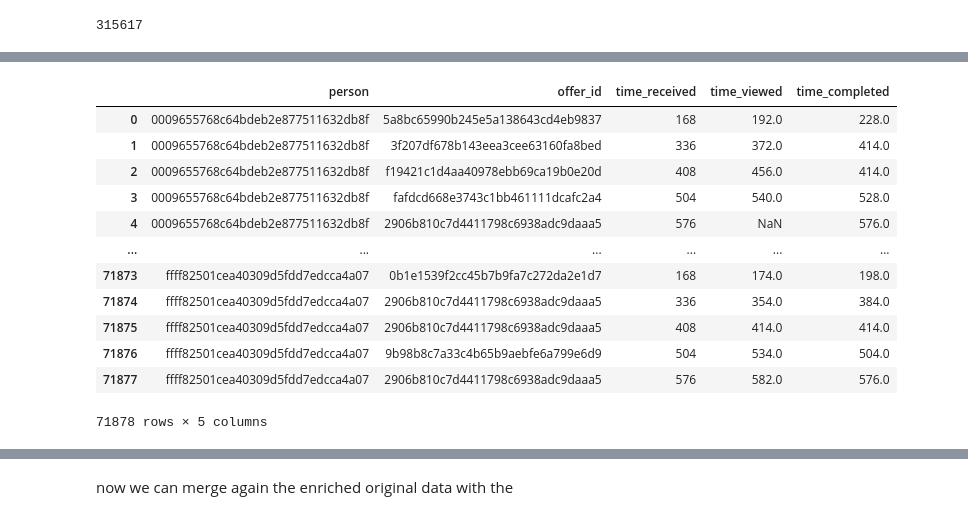
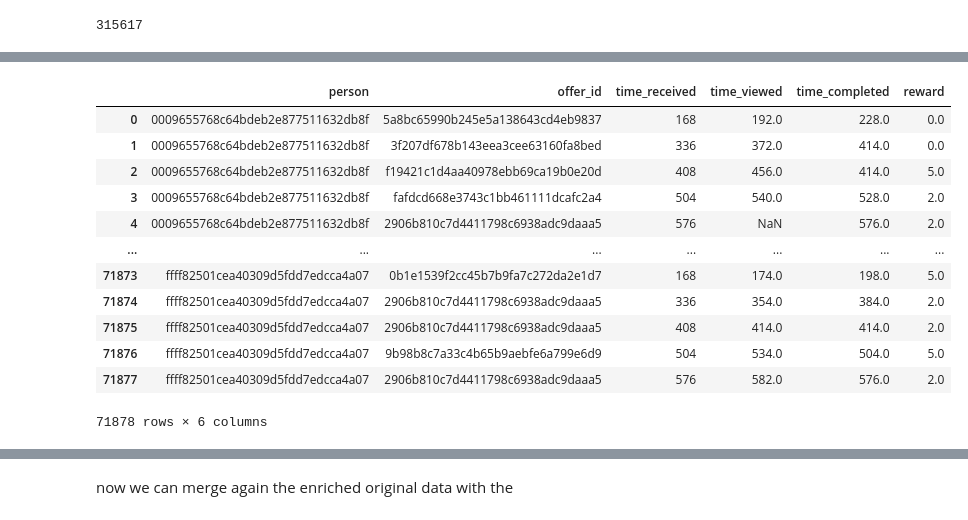
Before and after one commit to udacityML/capstone_starbucks, a Jupyter notebook: Starbucks_Capstone_preprocessing.ipynb, the cells around one changed output, grey strips where cells are left out. Drawn from its saved outputs; the diff is of its cells as text; code cells hidden in the pictures.

```diff
--- a/Starbucks_Capstone_preprocessing.ipynb
+++ b/Starbucks_Capstone_preprocessing.ipynb
@@ -423,7 +424,7 @@ trans_with_sim
 # %%
 merge_temp =  pd.merge(trans_with_sim[trans_with_sim['offer_id'].isnull()==False],
                  portfolio[['id','duration']],
-                 left_on='offer_id', right_on='id', how='left',suffixes=['_from_portfolio','_from_portfolio']).drop('id',axis=1)
+                 left_on='offer_id', right_on='id', how='left').drop('id',axis=1)
 
 # retrieve the lost rows where the id is nan and combine it with the merged df
 trans_with_sim = pd.concat([trans_with_sim[trans_with_sim['offer_id'].isnull()],merge_temp],axis=0).sort_values(['person','time'])
@@ -457,7 +474,7 @@ df_temp_view.drop_duplicates(['person','offer_id','time_viewed'],keep='last',inp
 # %%
 # COMPLETIONS
 df_temp_completed =  pd.merge(trans_with_sim[trans_with_sim['event'] == 'offer received'][['person', 'offer_id', 'time']],
-                 trans_with_sim[(trans_with_sim['event'] == 'offer completed')|(trans_with_sim['event'] == 'offer completed sim')][['person', 'offer_id', 'time']],
+                 trans_with_sim[(trans_with_sim['event'] == 'offer completed')|(trans_with_sim['event'] == 'offer completed sim')][['person', 'offer_id', 'time','reward']],
                  on=['person', 'offer_id'], how='left', suffixes=['_received', '_completed'])
 
 
@@ -468,19 +485,19 @@ df_temp_completed.drop_duplicates(['person','offer_id','time_received'],keep='fi
 # df_sample
 df_temp_completed.drop_duplicates(['person','offer_id','time_completed'],keep='last',inplace=True)
 # %%
-df_temp_joined = pd.merge(df_temp_view,df_temp_completed,how='left')
+df_temp_joined = pd.merge(df_temp_view,df_temp_completed,how='left',on=['person','offer_id','time_received'])
 df_temp_joined
 # %% [output]
-|  | person | offer_id | time_received | time_viewed | time_completed |
-| 0 | 0009655768c64bdeb2e877511632db8f | 5a8bc65990b245e5a138643cd4eb9837 | 168 | 192.0 | 228.0 |
-| 1 | 0009655768c64bdeb2e877511632db8f | 3f207df678b143eea3cee63160fa8bed | 336 | 372.0 | 414.0 |
-| 2 | 0009655768c64bdeb2e877511632db8f | f19421c1d4aa40978ebb69ca19b0e20d | 408 | 456.0 | 414.0 |
-| 3 | 0009655768c64bdeb2e877511632db8f | fafdcd668e3743c1bb461111dcafc2a4 | 504 | 540.0 | 528.0 |
-| 4 | 0009655768c64bdeb2e877511632db8f | 2906b810c7d4411798c6938adc9daaa5 | 576 | NaN | 576.0 |
-| ... | ... | ... | ... | ... | ... |
-| 71873 | ffff82501cea40309d5fdd7edcca4a07 | 0b1e1539f2cc45b7b9fa7c272da2e1d7 | 168 | 174.0 | 198.0 |
-| 71874 | ffff82501cea40309d5fdd7edcca4a07 | 2906b810c7d4411798c6938adc9daaa5 | 336 | 354.0 | 384.0 |
-| 71875 | ffff82501cea40309d5fdd7edcca4a07 | 2906b810c7d4411798c6938adc9daaa5 | 408 | 414.0 | 414.0 |
-| 71876 | ffff82501cea40309d5fdd7edcca4a07 | 9b98b8c7a33c4b65b9aebfe6a799e6d9 | 504 | 534.0 | 504.0 |
-| 71877 | ffff82501cea40309d5fdd7edcca4a07 | 2906b810c7d4411798c6938adc9daaa5 | 576 | 582.0 | 576.0 |
+|  | person | offer_id | time_received | time_viewed | time_completed | reward |
+| 0 | 0009655768c64bdeb2e877511632db8f | 5a8bc65990b245e5a138643cd4eb9837 | 168 | 192.0 | 228.0 | 0.0 |
+| 1 | 0009655768c64bdeb2e877511632db8f | 3f207df678b143eea3cee63160fa8bed | 336 | 372.0 | 414.0 | 0.0 |
+| 2 | 0009655768c64bdeb2e877511632db8f | f19421c1d4aa40978ebb69ca19b0e20d | 408 | 456.0 | 414.0 | 5.0 |
+| 3 | 0009655768c64bdeb2e877511632db8f | fafdcd668e3743c1bb461111dcafc2a4 | 504 | 540.0 | 528.0 | 2.0 |
+| 4 | 0009655768c64bdeb2e877511632db8f | 2906b810c7d4411798c6938adc9daaa5 | 576 | NaN | 576.0 | 2.0 |
+| ... | ... | ... | ... | ... | ... | ... |
+| 71873 | ffff82501cea40309d5fdd7edcca4a07 | 0b1e1539f2cc45b7b9fa7c272da2e1d7 | 168 | 174.0 | 198.0 | 5.0 |
+| 71874 | ffff82501cea40309d5fdd7edcca4a07 | 2906b810c7d4411798c6938adc9daaa5 | 336 | 354.0 | 384.0 | 2.0 |
+| 71875 | ffff82501cea40309d5fdd7edcca4a07 | 2906b810c7d4411798c6938adc9daaa5 | 408 | 414.0 | 414.0 | 2.0 |
+| 71876 | ffff82501cea40309d5fdd7edcca4a07 | 9b98b8c7a33c4b65b9aebfe6a799e6d9 | 504 | 534.0 | 504.0 | 5.0 |
+| 71877 | ffff82501cea40309d5fdd7edcca4a07 | 2906b810c7d4411798c6938adc9daaa5 | 576 | 582.0 | 576.0 | 2.0 |
-71878 rows × 5 columns
+71878 rows × 6 columns
```
Also changed, not shown: parts of 56 cells of this notebook, 1 other file.
